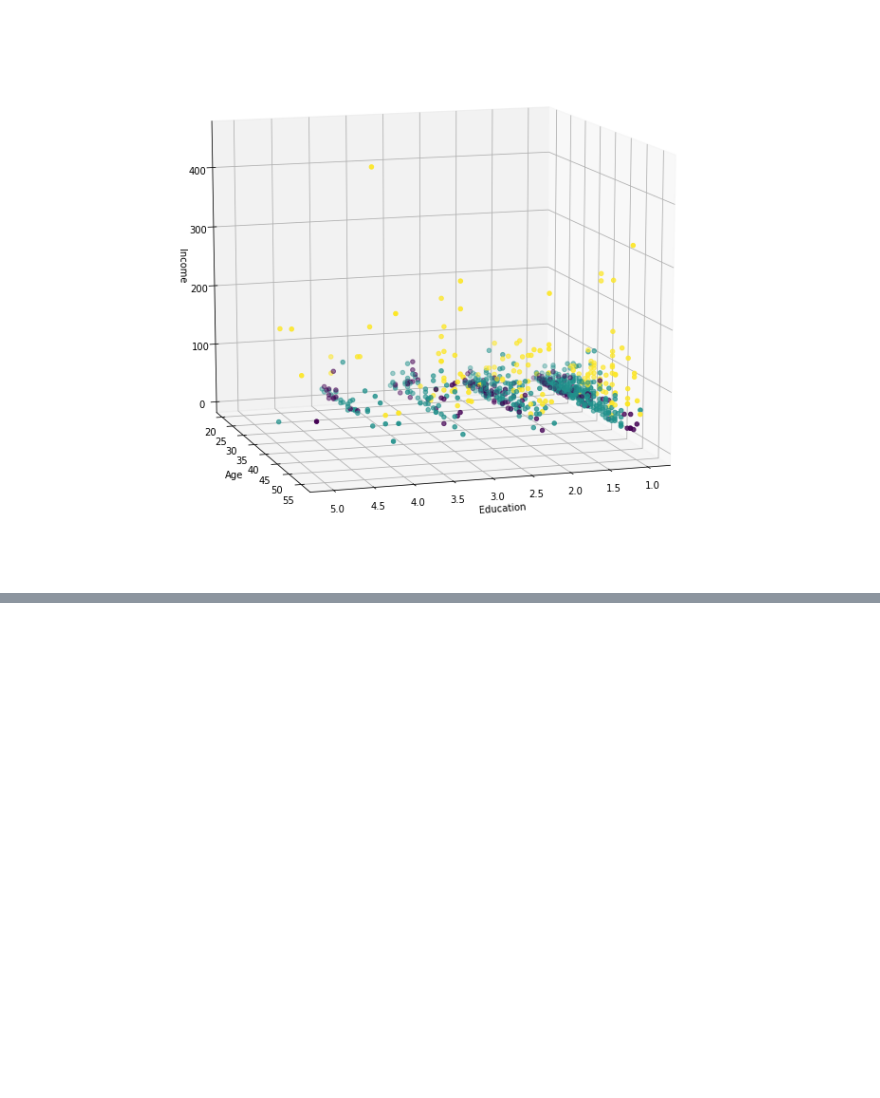
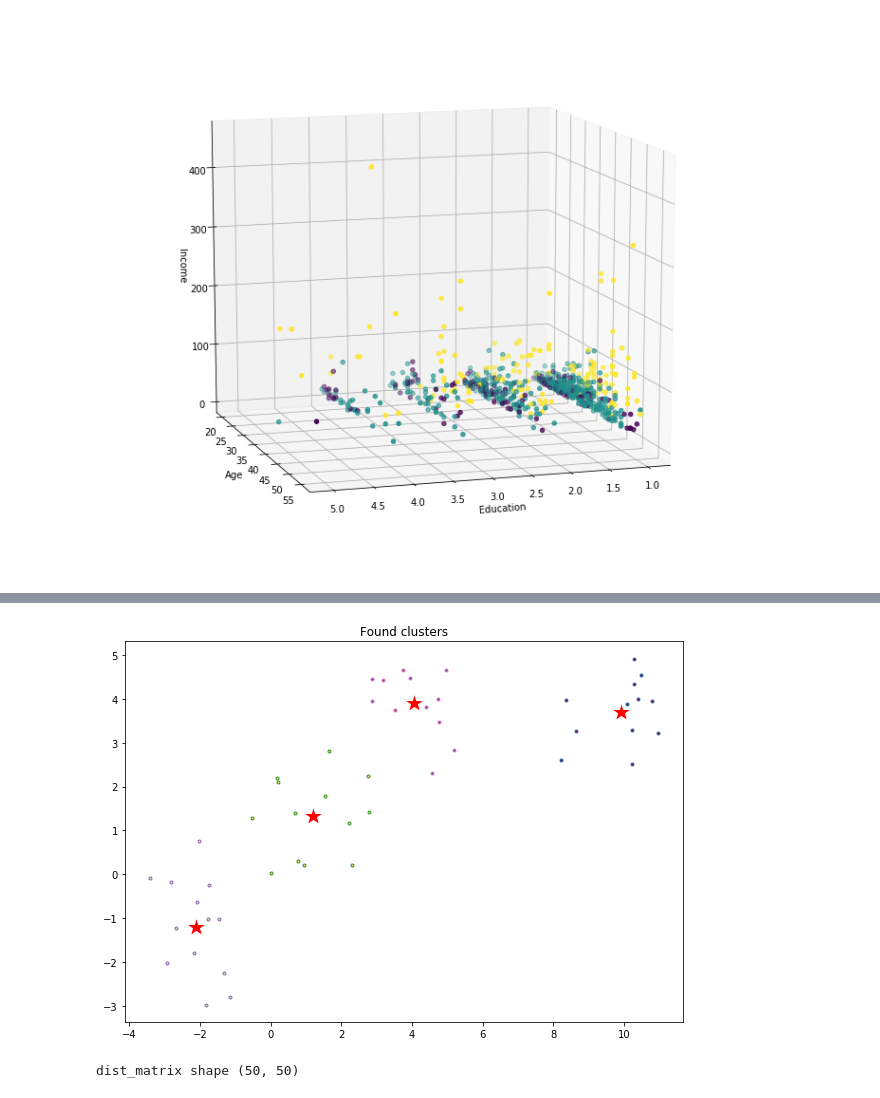
Before and after one commit to ivan-zapreev/data-science-python-projects, a Jupyter notebook: IBM_ML0101EN/mod_04_clustering.ipynb, the cells around one changed output, grey strips where cells are left out. Drawn from its saved outputs; the diff is of its cells as text; code cells hidden in the pictures; blank space fills up the shorter version.

```diff
--- a/IBM_ML0101EN/mod_04_clustering.ipynb
+++ b/IBM_ML0101EN/mod_04_clustering.ipynb
@@ -277,0 +324,27 @@ ax.scatter(X[:, 1], X[:, 0], X[:, 3], c = labels.astype(np.float))
+# %%
+# The Agglomerative Clustering class will require two inputs:
+#
+# n_clusters:
+#      The number of clusters to form as well as the
+#      number of centroids to generate. Value will be: 4
+# linkage:
+#      Which linkage criterion to use. The linkage criterion
+#      determines which distance to use between sets of observation.
+#      The algorithm will merge the pairs of cluster that minimize
+#      this criterion. Value will be: 'complete'
+#
+# Note: Using the linkage: 'average' will produce a different result
+
+agglom = AgglomerativeClustering(linkage = 'average', n_clusters = 4)
+agglom.fit(X)
+
+plot_clusters(X, agglom.labels_, title = 'Found clusters')
+# %% [output]
+[figure, added]
+# %%
+# Compute the distance matrix with. The distance
+# values are symmetric, with a diagonal of 0's.
+dist_matrix = distance_matrix(X, X)
+print('dist_matrix shape', dist_matrix.shape)
+# %% [output]
+dist_matrix shape (50, 50)
```
Also changed, not shown: parts of 30 cells of this notebook, 2 other files.
